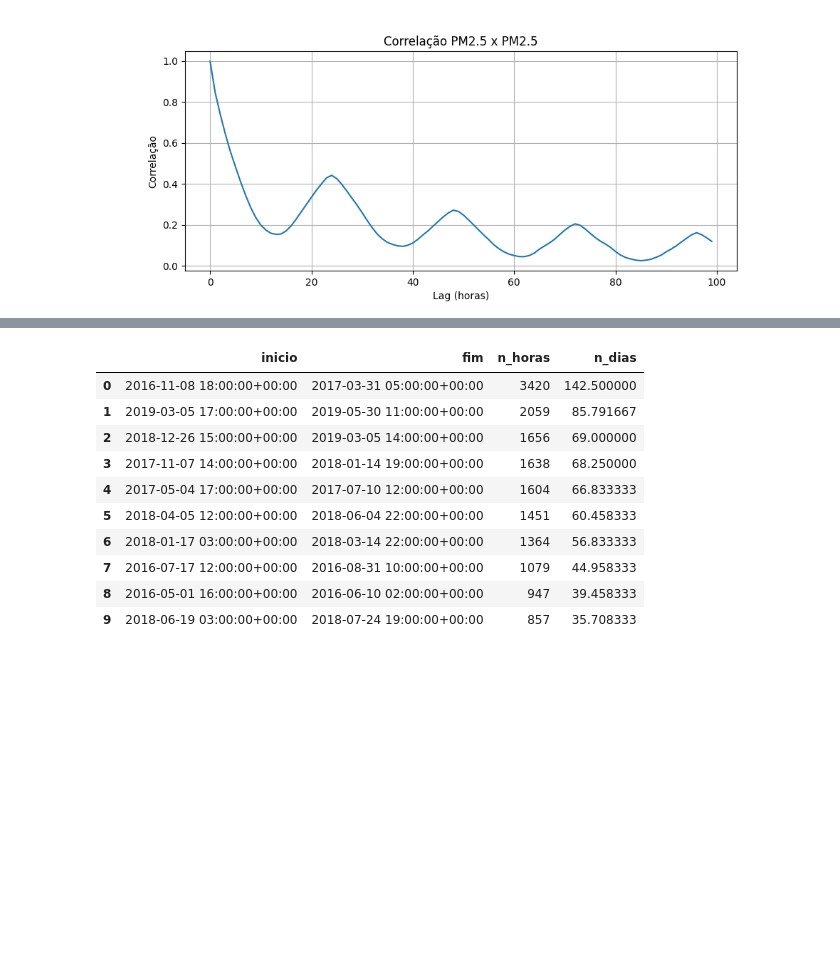
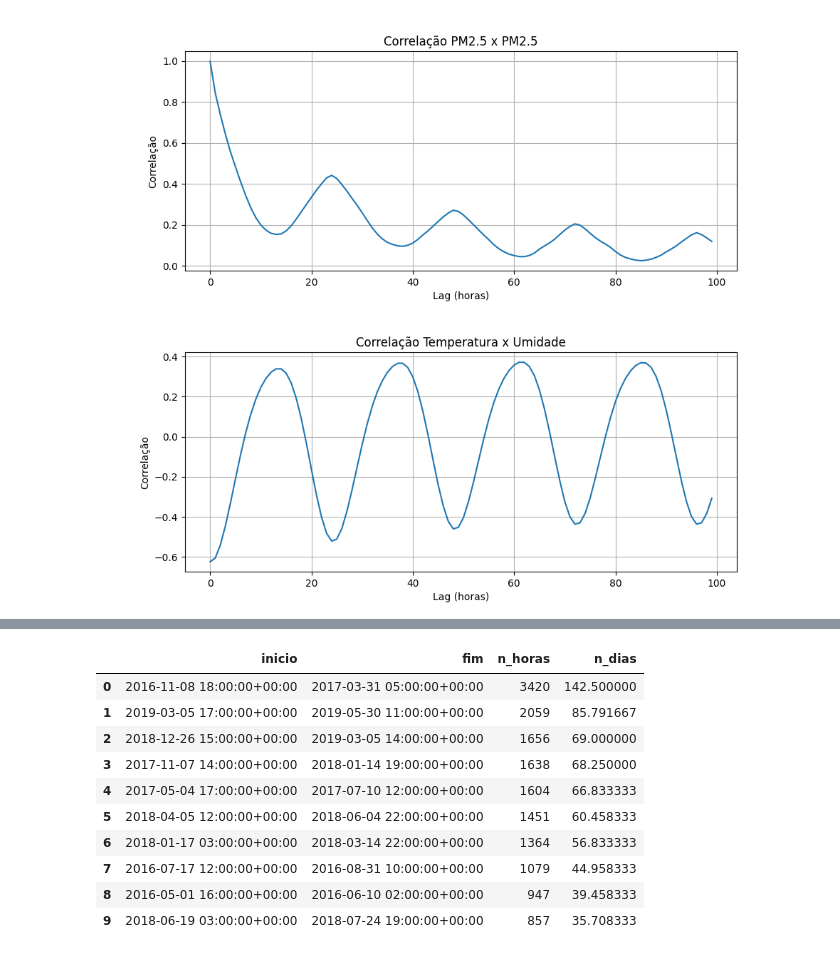
Before and after one commit to izabelcmn/respira_sp, a Jupyter notebook: notebook/izabelcmn_sarimax.ipynb, the cells around one changed output, grey strips where cells are left out. Cells and saved outputs as stored; diff of their text form; code cells hidden in the pictures; blank space fills up the shorter version.

```diff
--- a/notebook/izabelcmn_sarimax.ipynb
+++ b/notebook/izabelcmn_sarimax.ipynb
@@ -207,3 +211,28 @@ plt.grid()
 plt.show()
 # %% [output]
 [figure]
+# %%
+######### umidade e PM25
+# correlação cruzada consideranod lag (temperatura e PM25)
+corr_umi_temp = []
+
+for lag in range(0, 100):
+
+    c = data["temperature_2m"].corr(
+        data["relative_humidity_2m"].shift(lag)
+    )
+
+    corr_umi_temp.append(c)
+# %%
+plt.figure(figsize=(10,4))
+
+plt.plot(range(100), corr_umi_temp)
+
+plt.xlabel("Lag (horas)")
+plt.ylabel("Correlação")
+plt.title("Correlação Temperatura x Umidade")
+plt.grid()
+
+plt.show()
+# %% [output]
+[figure, added]
```
Also changed, not shown: parts of 9 cells of this notebook.
